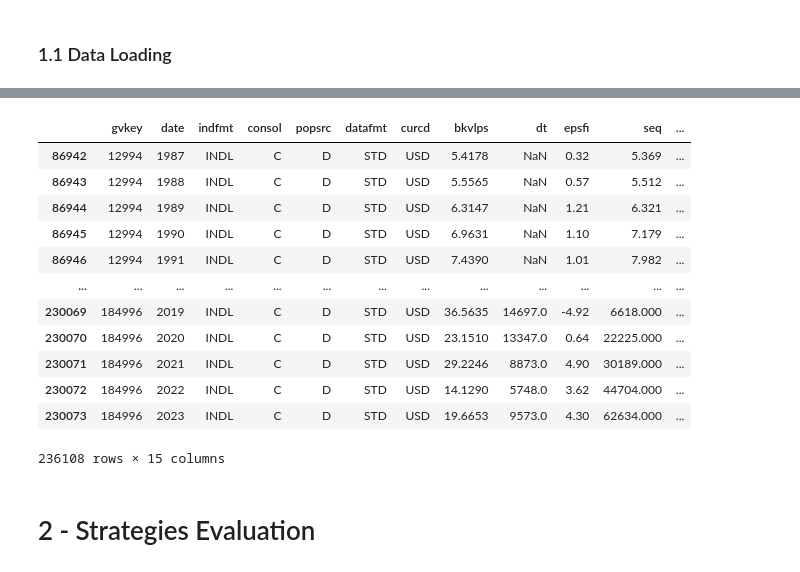
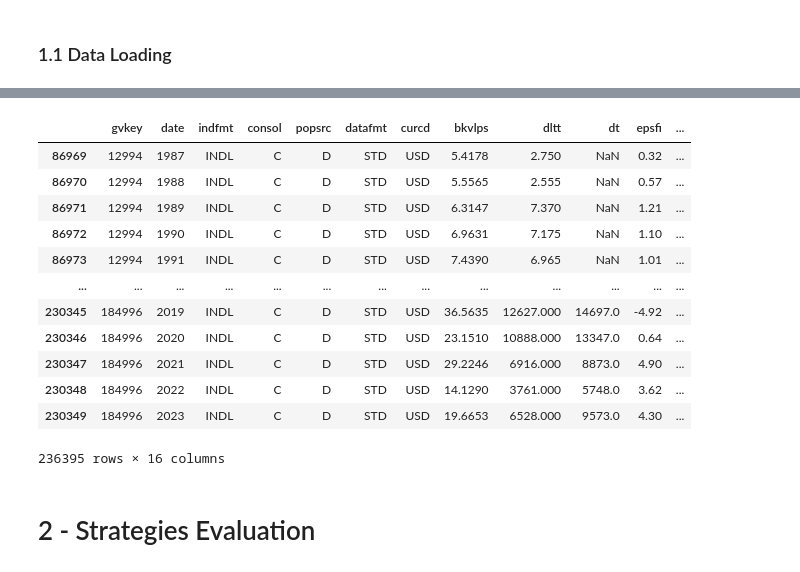
Before and after one commit to Berga20/AdvInv-Project, a Jupyter notebook: Coding.ipynb, the cells around one changed output, grey strips where cells are left out. Saved outputs shown, nothing was run; the diff lists cells and outputs as text; code cells hidden in the pictures.

```diff
--- a/Coding.ipynb
+++ b/Coding.ipynb
@@ -26,25 +40,25 @@ FF_data = FF_data.drop(FF_data.index[-1])
 # %%
-Acc_Data = pd.read_csv("Data/Acc_Data.csv", header=0)
+Acc_Data = pd.read_csv("Data/Acc_Data2.csv", header=0)
 Acc_Data = Acc_Data.rename(columns={'LPERMNO': 'PERMNO'})
 Acc_Data = Acc_Data.rename(columns={'datadate': 'date'})
 Acc_Data.drop_duplicates(subset=['PERMNO', 'date'], inplace=True, ignore_index=True)
 Acc_Data['date'] = pd.to_datetime(Acc_Data['date'])
 Acc_Data['date'] = Acc_Data['date'].dt.year
 Acc_Data.sort_values(by=['PERMNO','date'])
 # %% [output]
-|  | gvkey | date | indfmt | consol | popsrc | datafmt | curcd | bkvlps | dt | epsfi | seq | ... |
-| 86942 | 12994 | 1987 | INDL | C | D | STD | USD | 5.4178 | NaN | 0.32 | 5.369 | ... |
-| 86943 | 12994 | 1988 | INDL | C | D | STD | USD | 5.5565 | NaN | 0.57 | 5.512 | ... |
-| 86944 | 12994 | 1989 | INDL | C | D | STD | USD | 6.3147 | NaN | 1.21 | 6.321 | ... |
-| 86945 | 12994 | 1990 | INDL | C | D | STD | USD | 6.9631 | NaN | 1.10 | 7.179 | ... |
-| 86946 | 12994 | 1991 | INDL | C | D | STD | USD | 7.4390 | NaN | 1.01 | 7.982 | ... |
+|  | gvkey | date | indfmt | consol | popsrc | datafmt | curcd | bkvlps | dltt | dt | epsfi | ... |
+| 86969 | 12994 | 1987 | INDL | C | D | STD | USD | 5.4178 | 2.750 | NaN | 0.32 | ... |
+| 86970 | 12994 | 1988 | INDL | C | D | STD | USD | 5.5565 | 2.555 | NaN | 0.57 | ... |
+| 86971 | 12994 | 1989 | INDL | C | D | STD | USD | 6.3147 | 7.370 | NaN | 1.21 | ... |
+| 86972 | 12994 | 1990 | INDL | C | D | STD | USD | 6.9631 | 7.175 | NaN | 1.10 | ... |
+| 86973 | 12994 | 1991 | INDL | C | D | STD | USD | 7.4390 | 6.965 | NaN | 1.01 | ... |
 | ... | ... | ... | ... | ... | ... | ... | ... | ... | ... | ... | ... | ... |
-| 230069 | 184996 | 2019 | INDL | C | D | STD | USD | 36.5635 | 14697.0 | -4.92 | 6618.000 | ... |
-| 230070 | 184996 | 2020 | INDL | C | D | STD | USD | 23.1510 | 13347.0 | 0.64 | 22225.000 | ... |
-| 230071 | 184996 | 2021 | INDL | C | D | STD | USD | 29.2246 | 8873.0 | 4.90 | 30189.000 | ... |
-| 230072 | 184996 | 2022 | INDL | C | D | STD | USD | 14.1290 | 5748.0 | 3.62 | 44704.000 | ... |
-| 230073 | 184996 | 2023 | INDL | C | D | STD | USD | 19.6653 | 9573.0 | 4.30 | 62634.000 | ... |
+| 230345 | 184996 | 2019 | INDL | C | D | STD | USD | 36.5635 | 12627.000 | 14697.0 | -4.92 | ... |
+| 230346 | 184996 | 2020 | INDL | C | D | STD | USD | 23.1510 | 10888.000 | 13347.0 | 0.64 | ... |
+| 230347 | 184996 | 2021 | INDL | C | D | STD | USD | 29.2246 | 6916.000 | 8873.0 | 4.90 | ... |
+| 230348 | 184996 | 2022 | INDL | C | D | STD | USD | 14.1290 | 3761.000 | 5748.0 | 3.62 | ... |
+| 230349 | 184996 | 2023 | INDL | C | D | STD | USD | 19.6653 | 6528.000 | 9573.0 | 4.30 | ... |
-236108 rows × 15 columns
+236395 rows × 16 columns
 # %% [markdown]
 # 2 - Strategies Evaluation
 # %% [markdown]
```
Also changed, not shown: parts of 58 cells of this notebook.
